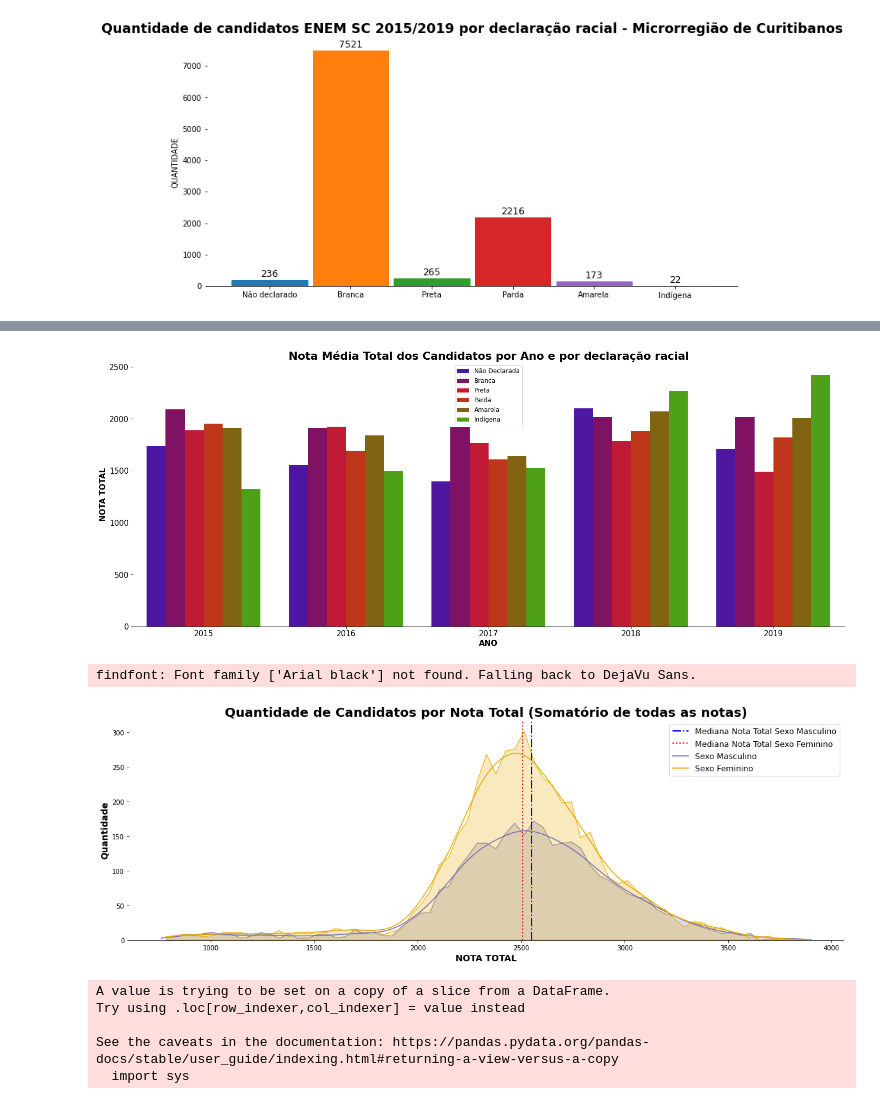
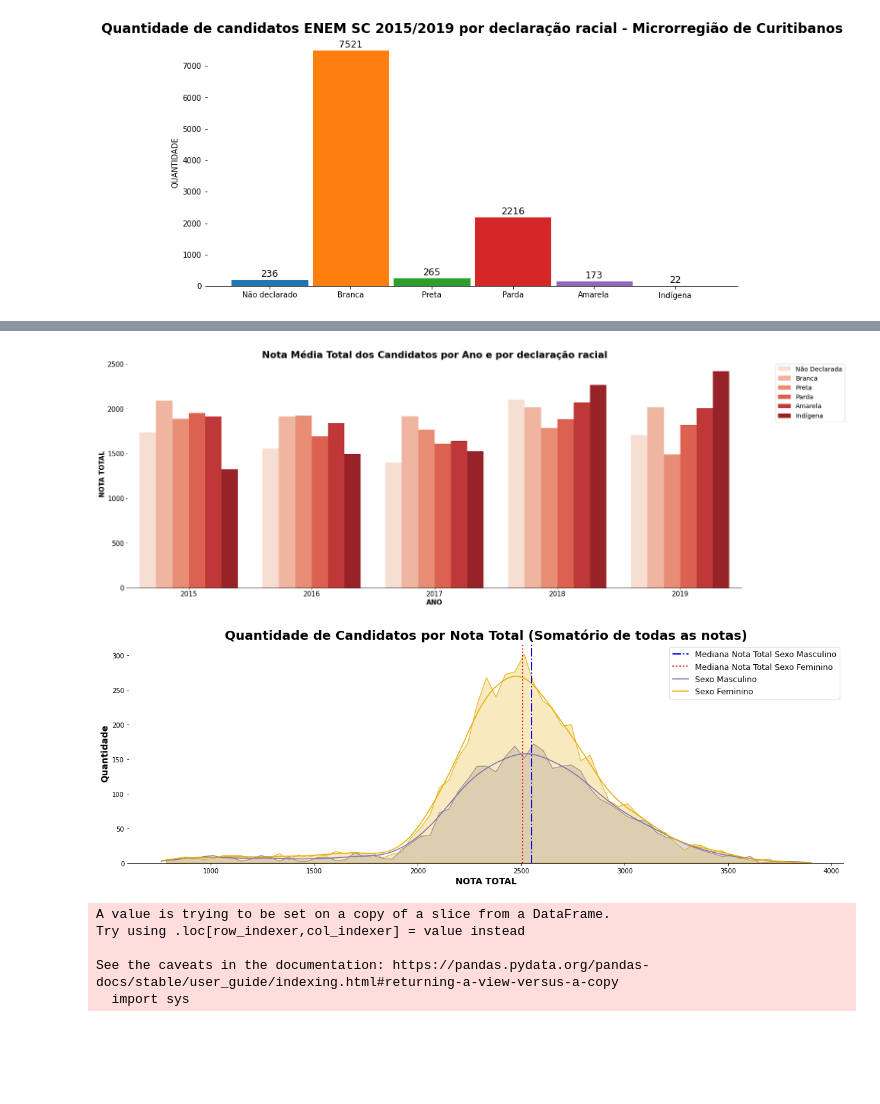
Before and after one commit to NophaieViscente/AnaliseDadosENEM, a Jupyter notebook: Analisando_Dados_da_Educação_ENEM_SC_Mesorregião_Serrana_|_Microrregião_de_Curitibanos.ipynb, the cells around one changed output, grey strips where cells are left out. Cells and saved outputs as stored; diff of their text form; code cells hidden in the pictures; blank space fills up the shorter version.

```diff
--- a/Analisando_Dados_da_Educação_ENEM_SC_Mesorregião_Serrana_|_Microrregião_de_Curitibanos.ipynb
+++ b/Analisando_Dados_da_Educação_ENEM_SC_Mesorregião_Serrana_|_Microrregião_de_Curitibanos.ipynb
@@ -121,4 +108,0 @@ Text(0.5, 1.0, 'Quantidade de candidatos ENEM SC 2019 por declaração racial -
-# %%
-dados_regiao_serrana = pd.concat([dados_regiao_serrana2015,dados_regiao_serrana2016,dados_regiao_serrana2017,
-                                 dados_regiao_serrana2018,dados_regiao_serrana2019])
-dados_regiao_serrana.columns.values
@@ -163,11 +129,3 @@ plt.ylabel('QUANTIDADE')
 plt.show()
 # %% [output]
 [figure]
-# %%
-#Capturando os dados das notas das provas e colocando em uma variável chamada provas
-provas = ['NU_NOTA_CN','NU_NOTA_CH','NU_NOTA_MT','NU_NOTA_LC','NU_NOTA_REDACAO']
-# Atribuindo a soma das notas das provas de cada candidato da amostra e adicionando mais uma coluna ao dataframe 'dados_regiao_serrana' com a nota total de cada candidato.
-dados_regiao_serrana['NU_NOTA_TOTAL'] = dados_regiao_serrana[provas].sum(axis=1)
-# Alocando em um novo dataset sem as notas zero
-dados_rs_sem_nota_zero = dados_regiao_serrana.query('NU_NOTA_TOTAL > 0')
-dados_rs_sem_nota_zero['NU_NOTA_TOTAL'].groupby(dados_rs_sem_nota_zero['TP_COR_RACA']).mean()
@@ -183,21 +132,21 @@ Name: NU_NOTA_TOTAL, dtype: float64
 # %%
 fig8, ax8 = plt.subplots(figsize=(25,9.5))
 for axis in ['top', 'right', 'left']:
    ax8.spines[axis].set_color(None)
-sns.barplot(data=dados_regiao_serrana,x='NU_ANO',y='NU_NOTA_TOTAL',hue='TP_COR_RACA',palette='brg',ci=None)
-plt.legend(['Não Declarada','Branca','Preta','Parda','Amarela','Indígena'],fontsize='large',loc='best')
+sns.barplot(data=dados_regiao_serrana,x='NU_ANO',y='NU_NOTA_TOTAL',hue='TP_COR_RACA',palette='Reds',ci=None)
+leg = plt.legend(['Não Declarada','Branca','Preta','Parda','Amarela','Indígena'],bbox_to_anchor=(1.05,1),fontsize='x-large')
 plt.title('Nota Média Total dos Candidatos por Ano e por declaração racial',fontdict={'fontsize':21.5,
                                                                                       'fontweight':'semibold'})
 plt.ylabel('NOTA TOTAL',fontdict={'fontsize': 15,'fontweight':'semibold'})
 plt.xlabel('ANO',fontdict={'fontsize':15,'fontweight':'semibold'})
 for i in range(0,3000,500):
   plt.yticks([i].append(i))
 label=['2015','2016','2017','2018','2019']
 plt.xticks(ticks=range(0,len(label)),labels=label)
 plt.tick_params(labelsize=15)
 plt.show()
 # %% [output]
-[figure, old version]
+[figure, new version]
 # %%
 # Criando dicionário para personalizar fontes
 dicionarioFonte = {'fontsize':13.7,'weight':'semibold'}
@@ -224,10 +173,9 @@ sns.histplot(dados_rs_sem_nota_zero,x = 'NU_NOTA_TOTAL',hue='TP_SEXO',kde=True,e
 plt.legend(['Mediana Nota Total Sexo Masculino','Mediana Nota Total Sexo Feminino','Sexo Masculino','Sexo Feminino'],
            fontsize=12.5,loc='best')
 # Colocando o título no gráfico.
-plt.title('Quantidade de Candidatos por Nota Total (Somatório de todas as notas)',fontdict={'family':'Arial black','fontsize': 20,'fontweight':'semibold'})
+plt.title('Quantidade de Candidatos por Nota Total (Somatório de todas as notas)',fontdict={'fontsize': 20,'fontweight':'semibold'})
 plt.show()
 # %% [output]
-findfont: Font family ['Arial black'] not found. Falling back to DejaVu Sans.
 [figure]
 # %%
 dicionarioRenda = {'A':'Sem Renda', 'B':'Até 998,00','C':'De 998,00 até 1996,00',
```
Also changed, not shown: parts of 9 cells of this notebook.
